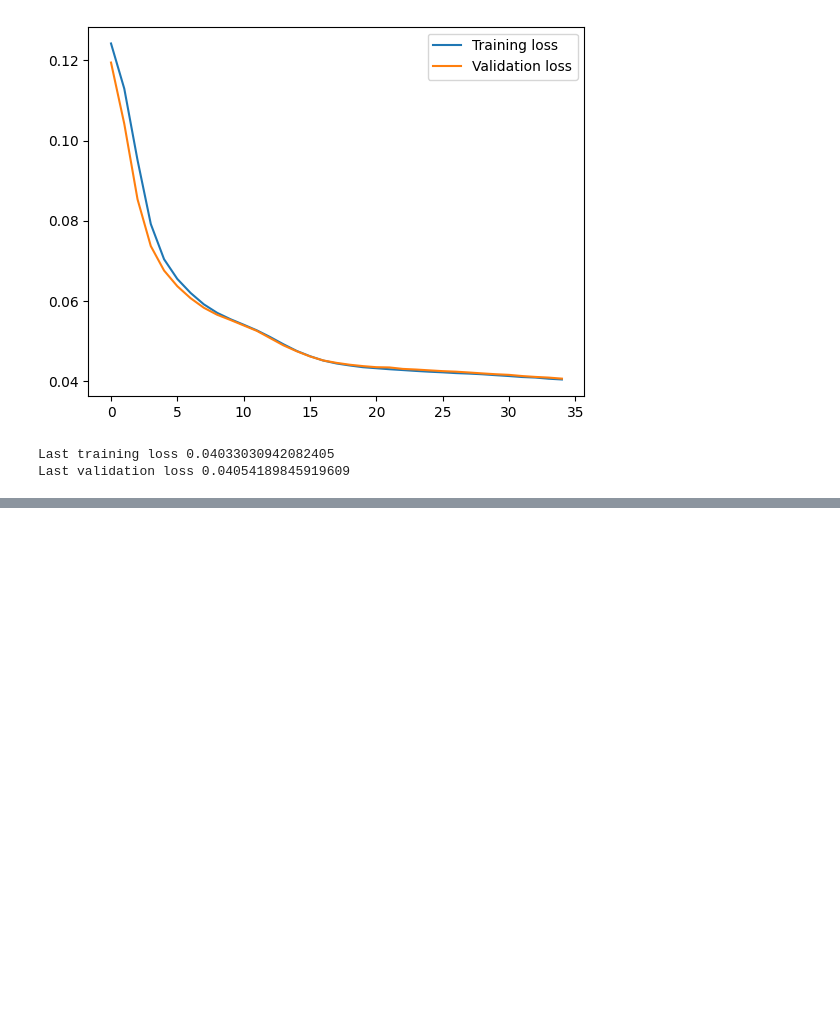
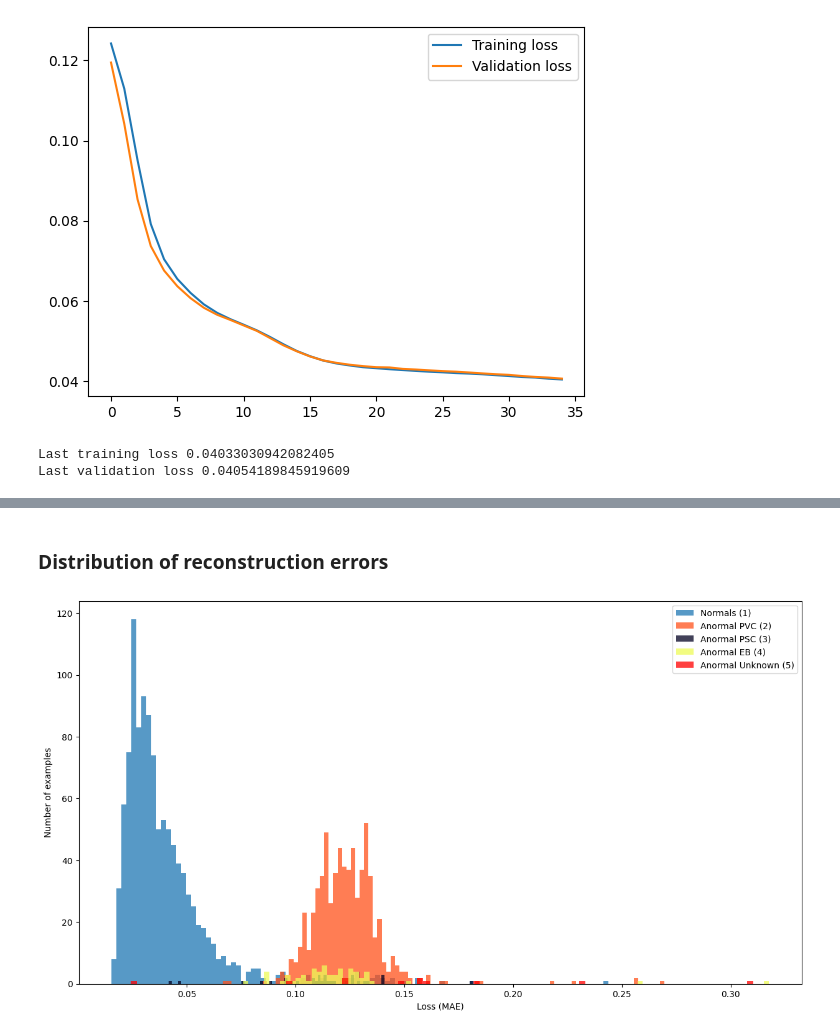
Before and after one commit to Simon890/anomaly-detection-autoencoder, a Jupyter notebook: Solution.ipynb, the cells around one changed output, grey strips where cells are left out. Saved outputs shown, nothing was run; the diff lists cells and outputs as text; code cells hidden in the pictures; blank space fills up the shorter version.

```diff
--- a/Solution.ipynb
+++ b/Solution.ipynb
@@ -243,0 +264,28 @@ Last validation loss 0.04054189845919609
+# %% [markdown]
+### Distribution of reconstruction errors
+# %%
+pred1 = autoencoder.predict(X_test_1_s)
+pred2 = autoencoder.predict(X_test_2_s)
+pred3 = autoencoder.predict(X_test_3_s)
+pred4 = autoencoder.predict(X_test_4_s)
+pred5 = autoencoder.predict(X_test_5_s)
+
+loss1 = tf.keras.losses.mae(X_test_1_s, pred1)
+loss2 = tf.keras.losses.mae(X_test_2_s, pred2)
+loss3 = tf.keras.losses.mae(X_test_3_s, pred3)
+loss4 = tf.keras.losses.mae(X_test_4_s, pred4)
+loss5 = tf.keras.losses.mae(X_test_5_s, pred5)
+
+plt.figure(figsize=(15, 8))
+plt.hist(loss1, bins=100, alpha=0.75, label="Normals (1)")
+plt.hist(loss2, bins=100, alpha=0.75, color="#ff521b", label="Anormal PVC (2)")
+plt.hist(loss3, bins=100, alpha=0.75, color="#020122", label="Anormal PSC (3)")
+plt.hist(loss4, bins=100, alpha=0.75, color="#eefc57", label="Anormal EB (4)")
+plt.hist(loss5, bins=100, alpha=0.75, color="r", label="Anormal Unknown (5)")
+plt.xlabel("Loss (MAE)")
+plt.ylabel("Number of examples")
+plt.legend(loc="upper right")
+
+plt.show()
+# %% [output]
+[figure, added]
```
Also changed, not shown: parts of 2 cells of this notebook.
